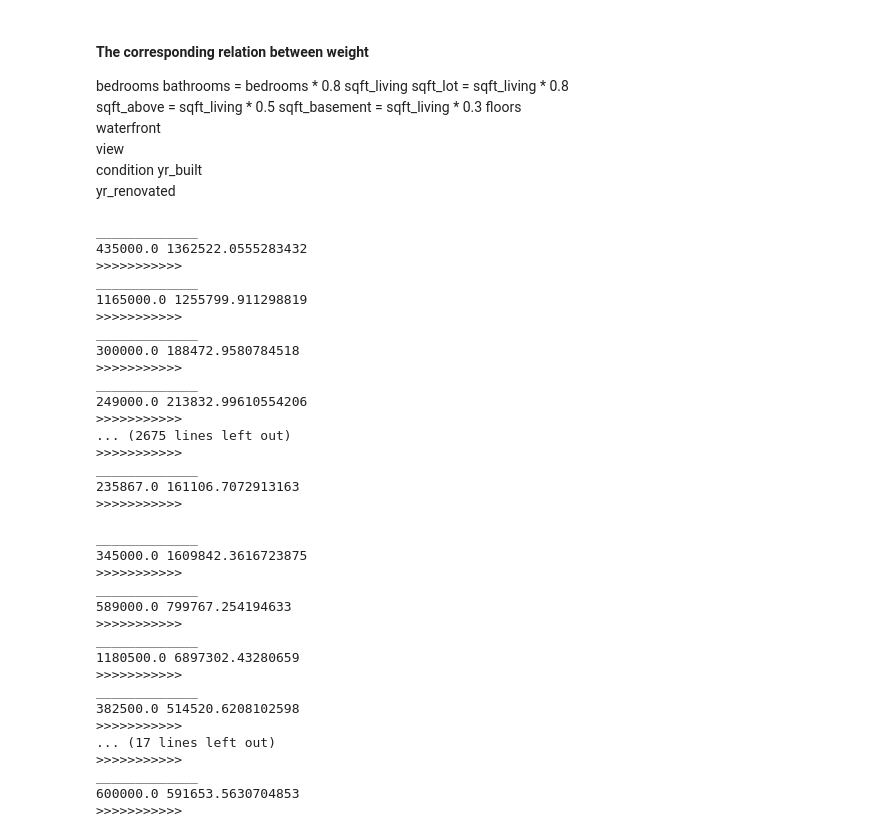
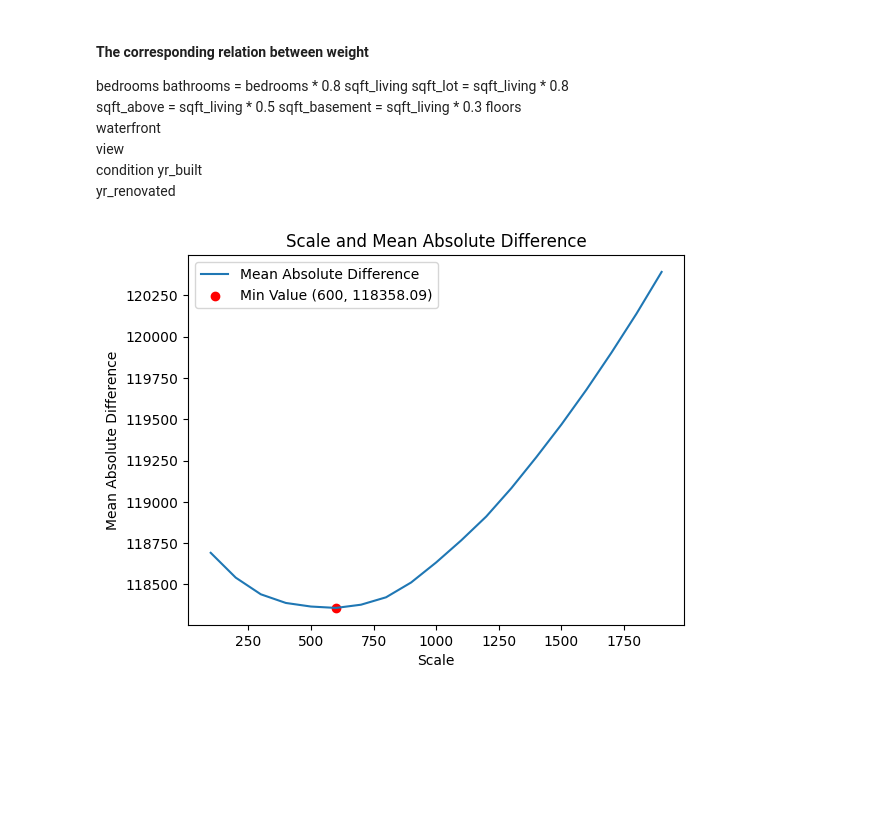
Before and after one commit to VietAnhNguyen20/M2_DyncKnow_TP4, a Jupyter notebook: notebook.ipynb, the cells around one changed output. Cells and saved outputs as stored; diff of their text form; code cells hidden in the pictures; blank space fills up the shorter version.

```diff
--- a/notebook.ipynb
+++ b/notebook.ipynb
@@ -146,7 +146,7 @@ weight_dist = {}
 weight_dist['sqft_living'] = 1.0 #DIFF WILL BE IN GENERAL AROUND 0.05 to 0.15
 weight_dist['sqft_above'] = 0.5
 weight_dist['sqft_basement'] = 0.5
-weight_dist['sqft_lot'] = 0.25
+weight_dist['sqft_lot'] = 0.15
 weight_dist['waterfront'] = 0.25
 
 #between 0 and 6
@@ -171,7 +171,8 @@ sample = database.iloc[2828]
 
 
 #Weight dict for the adaptation:
-weight_dict = {'waterfront': 0.25, 'view': 0.01, 'yr_renovated': 0.005, 'yr_built': 0.0005, 'condition': 0.01, 'bedrooms': 0.01, 'bathrooms': 0.01, 'floors': 0.01}
+weight_dict = {'waterfront': 0.25, 'view': 0.01, 'yr_renovated': 0.005, 'yr_built': 0.0005, 'condition': 0.01, 'bedrooms': 0.01,\
+                'bathrooms': 0.01, 'floors': 0.01, 'sqft_living': 1.0, 'sqft_above': 0.5, 'sqft_basement': 0.5, 'sqft_lot': 0.15}
 # %%
 print(database.head(4))
 print("---------------------------------")
@@ -282,13 +283,15 @@ def adapt_price_from_dissimilarities(sample, neighbors, weight_dict, scale = 100
     list_predicted_price = []
     for index, neighbor in neighbors.iterrows():
         init_price = neighbor['price']
-        sqft_living_price = init_price / neighbor['sqft_living']
+        estimated_difference = []
         for key in ['sqft_living', 'sqft_lot', 'sqft_above', 'sqft_basement']:
             if neighbor[key] != 0:
                 square_meter_price = init_price / neighbor[key]
-            else:
-                square_meter_price = sqft_living_price / 2.0
-            init_price += square_meter_price * (sample[key] - neighbor[key])
+                diff = weight_dict[key] * square_meter_price * (sample[key] - neighbor[key])
+                # print(diff)
+                estimated_difference.append(diff)
+
+        init_price += np.mean(estimated_difference)
         for key in weight_dict.keys():
             init_price += scale * (sample[key] - neighbor[key])
         list_predicted_price.append(init_price)
@@ -331,60 +334,32 @@ condition
 yr_built
 yr_renovated
 # %%
-list_scales = [x*1000 for x in range (1,6)]
+list_scales = [x*100 for x in range (1,20)]
 list_losses = []
 
+count = 0
 # 5000 is the best
 for scale in tqdm(list_scales):
     scale_loss = []
     for index, row in evaluation.iterrows():
         sample = row
         nearest_neighbor = find_k_neighbors(sample,communities_dict, k = 1)
         predicted_price = adapt_price_from_dissimilarities(sample, nearest_neighbor, weight_dict, scale = scale)
         actual_price = sample["price"]
-        print("_____________")
-        print(actual_price, predicted_price)
-        print(">>>>>>>>>>>")
+
+
         scale_loss.append(abs(actual_price - predicted_price))
-
-    break
     list_losses.append(np.mean(scale_loss))
 
 
-    #     break
-    # break
+plt.plot(list_scales, list_losses, label='Mean Absolute Difference')
+plt.xlabel('Scale')
+plt.ylabel('Mean Absolute Difference')
+plt.title('Scale and Mean Absolute Difference')
+min_value = np.min(list_losses)
+min_scale = list_scales[np.argmin(list_losses)]
+plt.scatter(min_scale, min_value, color='red', label=f'Min Value ({min_scale}, {min_value:.2f})')
+plt.legend()
+plt.show()
 # %% [output]
-_____________
-435000.0 1362522.0555283432
->>>>>>>>>>>
-_____________
-1165000.0 1255799.911298819
->>>>>>>>>>>
-_____________
-300000.0 188472.9580784518
->>>>>>>>>>>
-_____________
-249000.0 213832.99610554206
->>>>>>>>>>>
-... (2675 lines left out)
->>>>>>>>>>>
-_____________
-235867.0 161106.7072913163
->>>>>>>>>>>
-_____________
-345000.0 1609842.3616723875
->>>>>>>>>>>
-_____________
-589000.0 799767.254194633
->>>>>>>>>>>
-_____________
-1180500.0 6897302.43280659
->>>>>>>>>>>
-_____________
-382500.0 514520.6208102598
->>>>>>>>>>>
-... (17 lines left out)
->>>>>>>>>>>
-_____________
-600000.0 591653.5630704853
->>>>>>>>>>>
+[figure, added]
```
Also changed, not shown: parts of 1 cell of this notebook.
